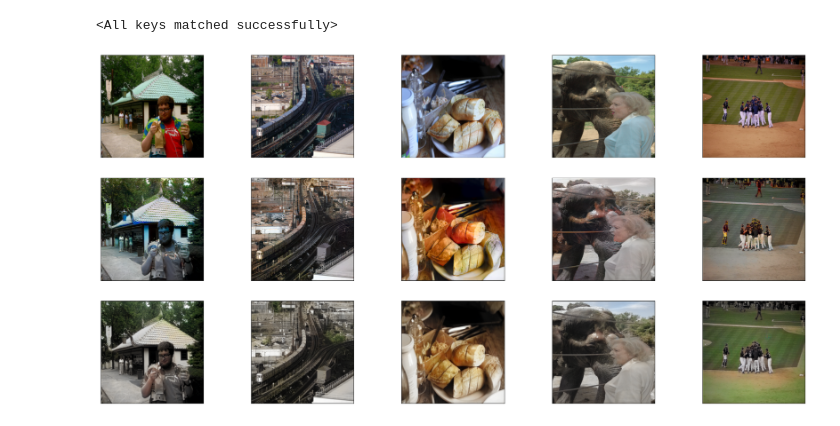
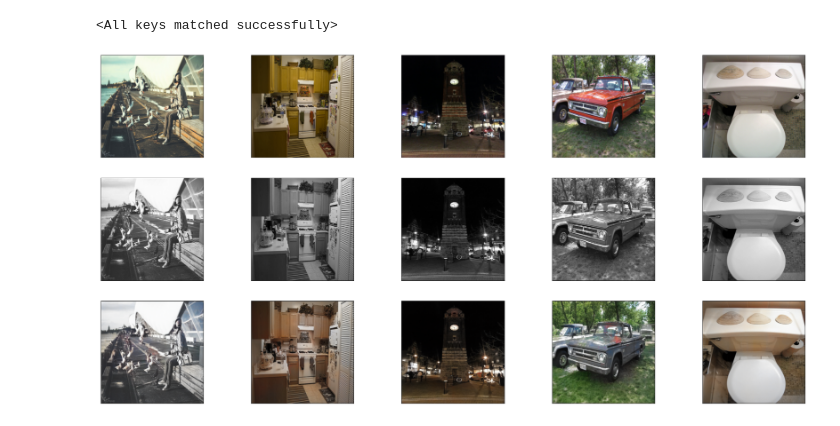
Before and after one commit to Julien-Gustin/Image-Colorization, a Jupyter notebook: results.ipynb, the cells around one changed output. Saved outputs shown, nothing was run; the diff lists cells and outputs as text; code cells hidden in the pictures.

```diff
--- a/results.ipynb
+++ b/results.ipynb
@@ -12,10 +12,8 @@ from python.train.trainer import *
 from tqdm.notebook import tqdm
 
 device = torch.device("cuda" if torch.cuda.is_available() else "cpu")
-generator_gan = UNet(1, 2)
-generator_L1 = UNet(1, 2)
-generator_gan.load_state_dict(torch.load("saved_models/generator_gan", map_location="cpu"))
-generator_L1.load_state_dict(torch.load("saved_models/generator_pretrain", map_location="cpu"))
+generator = UNet(1, 2)
+generator.load_state_dict(torch.load("saved_models/60_G_R1", map_location=device))
 # %% [output]
 <All keys matched successfully>
 # %%
@@ -34,15 +32,12 @@ def multi_plot(loader, generator, columns=5):
     gray_Lab = torch.concat((L, real_ab*0), 1)
     gray_img = tensor_to_pil(torch.Tensor(gray_Lab))
 
-    fake_ab = generator_gan(L).detach()
+    fake_ab = generator(L).detach()
     fake_Lab = torch.cat([L, fake_ab], axis=1)
     fake_img = tensor_to_pil(fake_Lab)
 
-    fake_ab = generator_L1(L).detach()
-    fake_Lab = torch.cat([L, fake_ab], axis=1)
-    fake_img_L1 = tensor_to_pil(fake_Lab)
 
-    imgs = real_img + fake_img + fake_img_L1
+    imgs = real_img + gray_img + fake_img
 
     plt.figure(figsize=(30,20))
     for i, img in enumerate(imgs):
@@ -53,10 +48,10 @@ def multi_plot(loader, generator, columns=5):
         plt.imshow(img)
 
     plt.savefig("test")
-# %%
-multi_plot(trainloader, generator_gan)
-# %% [output]
-[figure, removed]
+# %%
+multi_plot(testloader, generator)
+# %% [output]
+[figure, added]
 # %%
 import sys
 log = open("myprog.log", "a")
```
Also changed, not shown: 4 other files.
